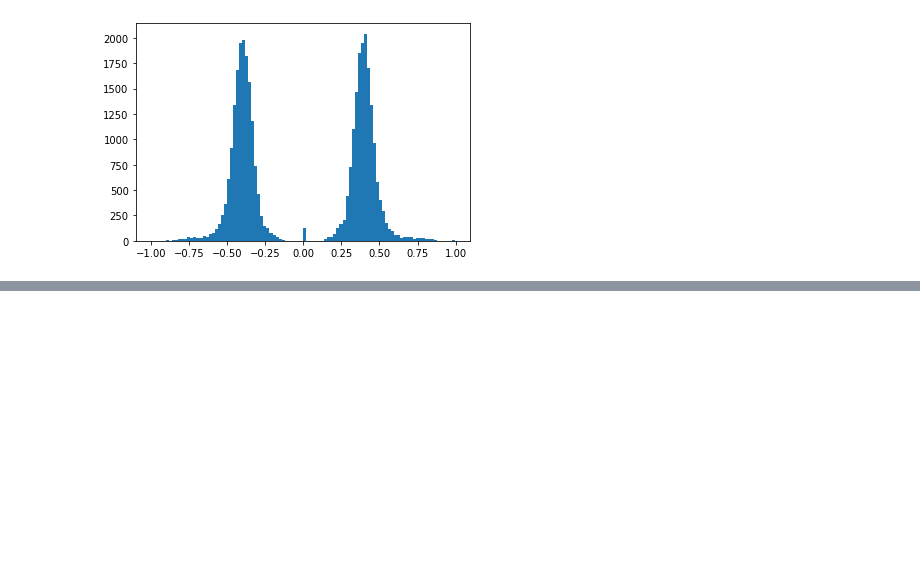
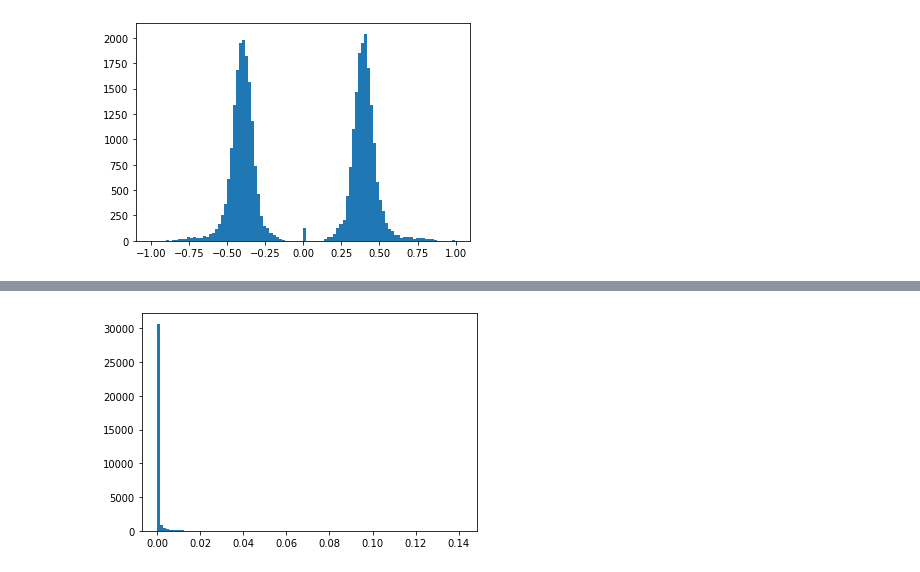
Before and after one commit to MattSegal/speech-notebooks, a Jupyter notebook: notebooks/normalise.ipynb, the cells around one changed output, grey strips where cells are left out. Saved outputs shown, nothing was run; the diff lists cells and outputs as text; code cells hidden in the pictures; blank space fills up the shorter version.

```diff
--- a/notebooks/normalise.ipynb
+++ b/notebooks/normalise.ipynb
@@ -165,0 +152,6 @@ spec_1_0 = spec1[1, :, :]
+# %%
+def logify(arr):
+    return np.log(arr)
+# %%
+def delogify(arr):
+    return np.exp(arr)
@@ -180,0 +174,6 @@ plt.show()
+# %%
+n, bins, patches = plt.hist(delogify(logify(spec_mag_flat)),bins=100)
+# plt.ylim(0, 5)
+plt.show()
+# %% [output]
+[figure, added]
```
Also changed, not shown: parts of 14 cells of this notebook, 2 other files.
